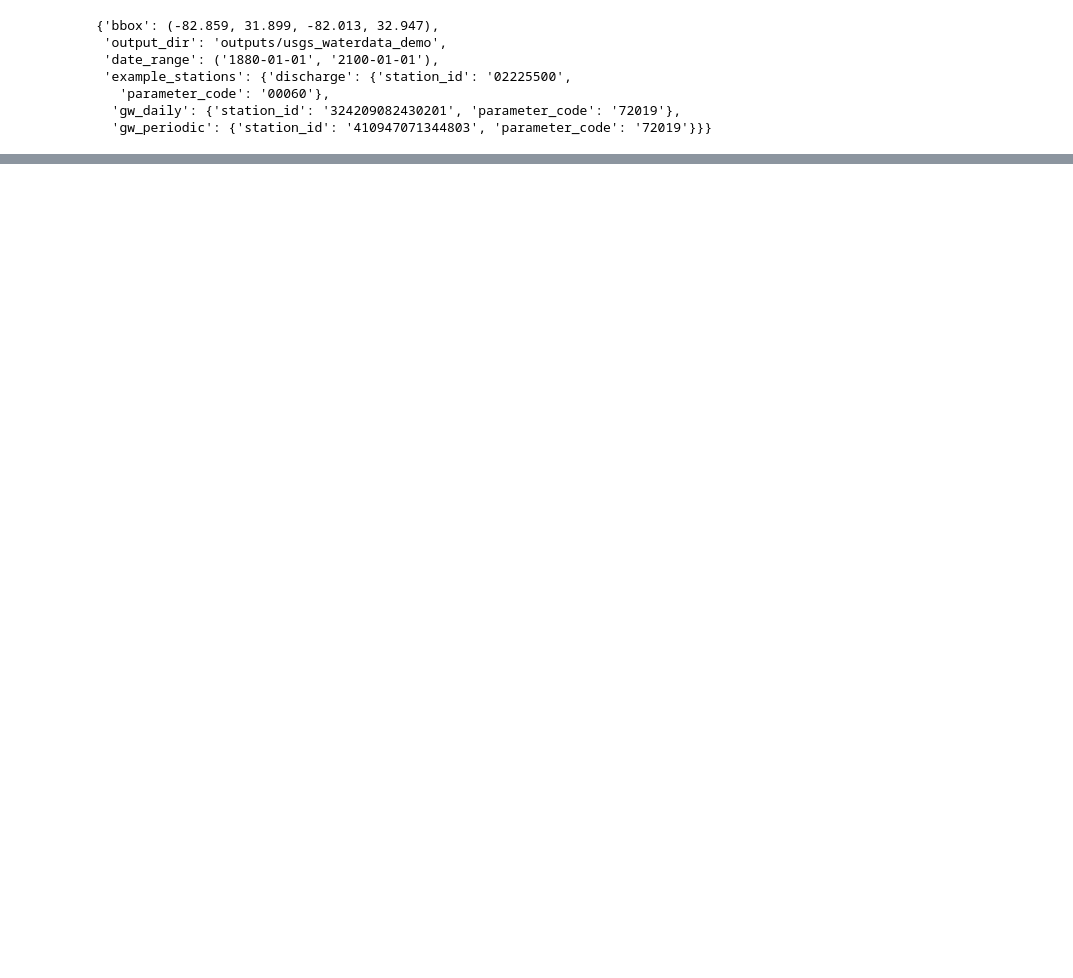
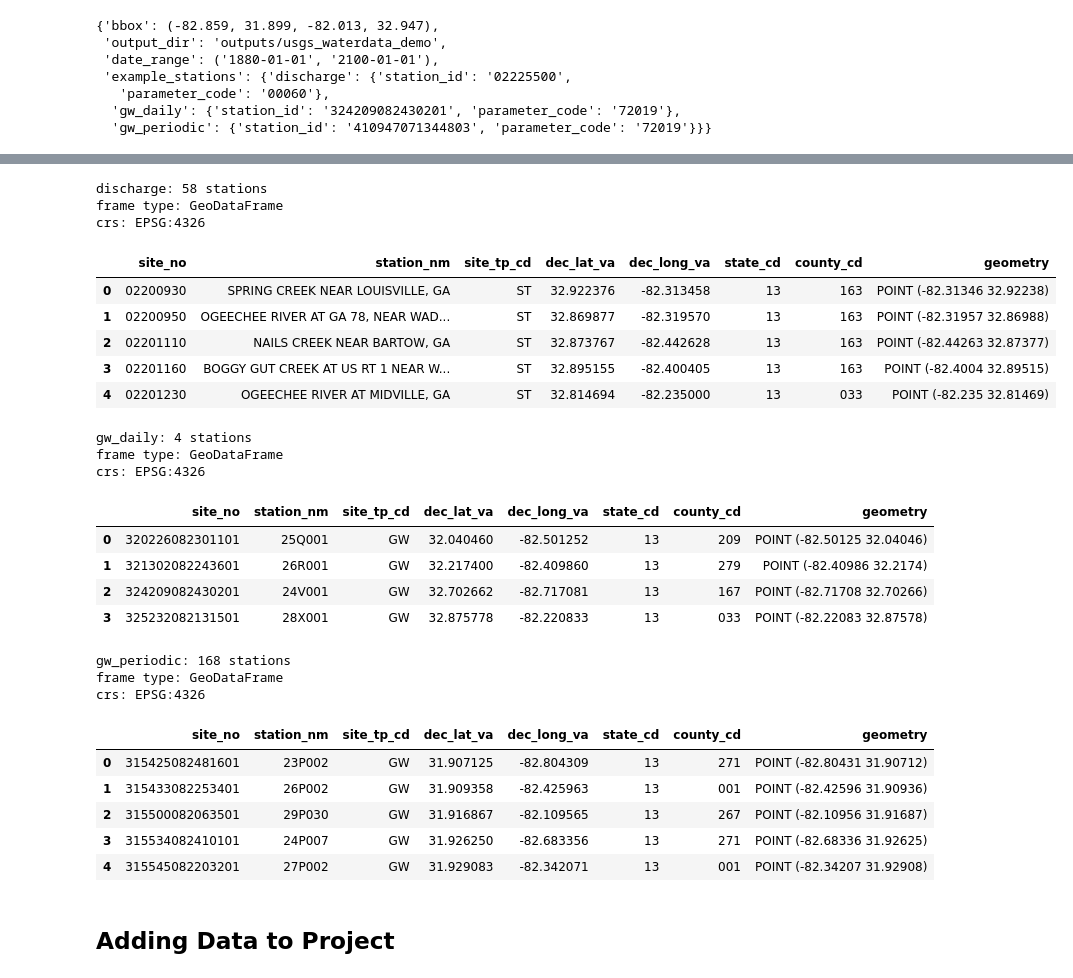
Before and after one commit to LimnoTech/Hydrologic-Toolbox-Data-Retrieval-CLI, a Jupyter notebook: notebooks/usgs_waterdata_demo.ipynb, the cells around one changed output, grey strips where cells are left out. Drawn from its saved outputs; the diff is of its cells as text; code cells hidden in the pictures; blank space fills up the shorter version.

```diff
--- a/notebooks/usgs_waterdata_demo.ipynb
+++ b/notebooks/usgs_waterdata_demo.ipynb
@@ -64,15 +44,0 @@ This section uses the deterministic example stations from the config to retrieve
-# %%
-timeseries_results = {}
-for workflow_type, station_config in DEMO_CONFIG["example_stations"].items():
-    timeseries_results[workflow_type] = get_usgs_timeseries(
-        station_config["station_id"],
-        workflow_type,
-        DEMO_CONFIG["output_dir"],
-        parameter_code=station_config["parameter_code"],
-        date_range=DEMO_CONFIG["date_range"],
-    )
-    print(workflow_type, timeseries_results[workflow_type]["files"])
-    if timeseries_results[workflow_type]["frame"].empty:
-        print(timeseries_results[workflow_type]["metadata"].get("warning"))
-    else:
-        display(timeseries_results[workflow_type]["frame"].head())
@@ -86,0 +128,56 @@ TypeError: get_daily() got an unexpected keyword argument 'start'
+# %%
+def run_create_new_project_section(bbox, workflow_types):
+    """Run the legacy new-project demo section across the requested workflows."""
+    return get_usgs_stations_in_bbox(bbox, workflow_types)
+# %%
+create_section_results = run_create_new_project_section(
+    DEMO_CONFIG["bbox"],
+    ["discharge", "gw_daily", "gw_periodic"],
+)
+
+create_preview_columns = [
+    "site_no",
+    "station_nm",
+    "site_tp_cd",
+    "dec_lat_va",
+    "dec_long_va",
+    "state_cd",
+    "county_cd",
+]
+
+for workflow_type, frame in create_section_results.items():
+    print(f"{workflow_type}: {len(frame)} stations")
+    print(f"frame type: {type(frame).__name__}")
+    print(f"crs: {frame.crs}")
+    available_columns = [column for column in create_preview_columns if column in frame.columns]
+    preview_columns = available_columns + ["geometry"] if "geometry" in frame.columns else available_columns
+    display(frame[preview_columns].head() if preview_columns else frame.head())
+# %% [output]
+discharge: 58 stations
+frame type: GeoDataFrame
+crs: EPSG:4326
+|  | site_no | station_nm | site_tp_cd | dec_lat_va | dec_long_va | state_cd | county_cd | geometry |
+| 0 | 02200930 | SPRING CREEK NEAR LOUISVILLE, GA | ST | 32.922376 | -82.313458 | 13 | 163 | POINT (-82.31346 32.92238) |
+| 1 | 02200950 | OGEECHEE RIVER AT GA 78, NEAR WAD... | ST | 32.869877 | -82.319570 | 13 | 163 | POINT (-82.31957 32.86988) |
+| 2 | 02201110 | NAILS CREEK NEAR BARTOW, GA | ST | 32.873767 | -82.442628 | 13 | 163 | POINT (-82.44263 32.87377) |
+| 3 | 02201160 | BOGGY GUT CREEK AT US RT 1 NEAR W... | ST | 32.895155 | -82.400405 | 13 | 163 | POINT (-82.4004 32.89515) |
+| 4 | 02201230 | OGEECHEE RIVER AT MIDVILLE, GA | ST | 32.814694 | -82.235000 | 13 | 033 | POINT (-82.235 32.81469) |
+gw_daily: 4 stations
+frame type: GeoDataFrame
+crs: EPSG:4326
+|  | site_no | station_nm | site_tp_cd | dec_lat_va | dec_long_va | state_cd | county_cd | geometry |
+| 0 | 320226082301101 | 25Q001 | GW | 32.040460 | -82.501252 | 13 | 209 | POINT (-82.50125 32.04046) |
+| 1 | 321302082243601 | 26R001 | GW | 32.217400 | -82.409860 | 13 | 279 | POINT (-82.40986 32.2174) |
+| 2 | 324209082430201 | 24V001 | GW | 32.702662 | -82.717081 | 13 | 167 | POINT (-82.71708 32.70266) |
+| 3 | 325232082131501 | 28X001 | GW | 32.875778 | -82.220833 | 13 | 033 | POINT (-82.22083 32.87578) |
+gw_periodic: 168 stations
+frame type: GeoDataFrame
+crs: EPSG:4326
+|  | site_no | station_nm | site_tp_cd | dec_lat_va | dec_long_va | state_cd | county_cd | geometry |
+| 0 | 315425082481601 | 23P002 | GW | 31.907125 | -82.804309 | 13 | 271 | POINT (-82.80431 31.90712) |
+| 1 | 315433082253401 | 26P002 | GW | 31.909358 | -82.425963 | 13 | 001 | POINT (-82.42596 31.90936) |
+| 2 | 315500082063501 | 29P030 | GW | 31.916867 | -82.109565 | 13 | 267 | POINT (-82.10956 31.91687) |
+| 3 | 315534082410101 | 24P007 | GW | 31.926250 | -82.683356 | 13 | 271 | POINT (-82.68336 31.92625) |
+| 4 | 315545082203201 | 27P002 | GW | 31.929083 | -82.342071 | 13 | 001 | POINT (-82.34207 31.92908) |
+# %% [markdown]
+## Adding Data to Project
```
Also changed, not shown: parts of 27 cells of this notebook, 3 other files.
